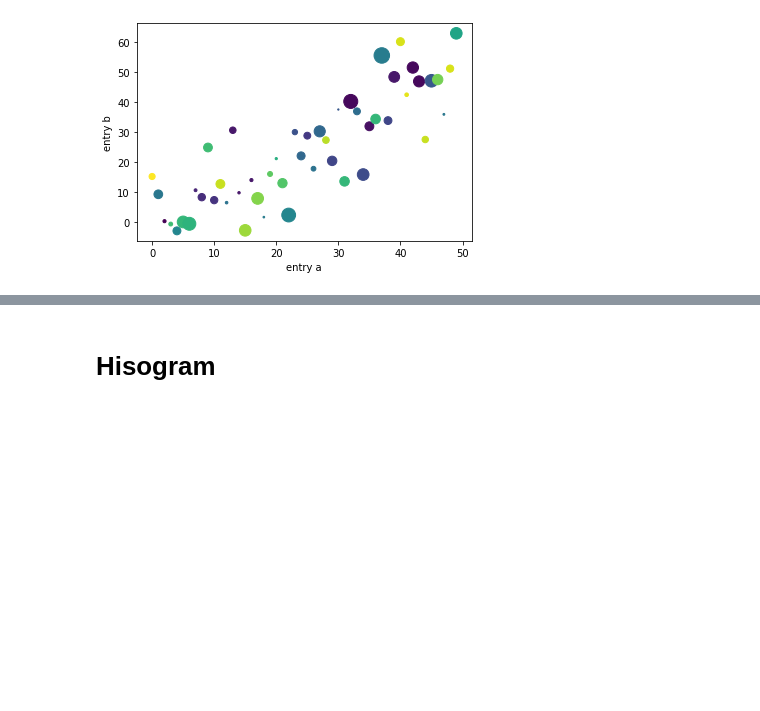
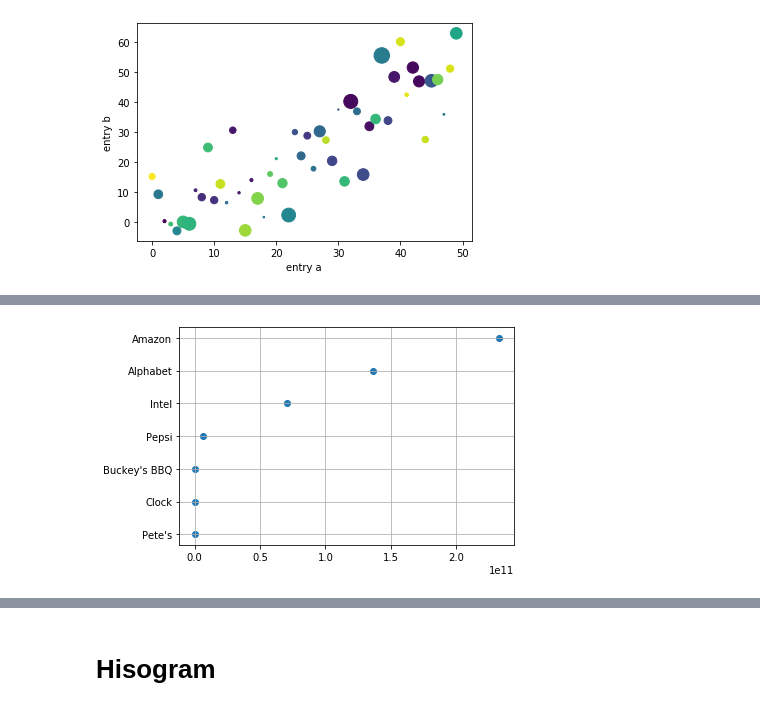
Before and after one commit to JesseZhuang/Python, a Jupyter notebook: data_processing/plotting.ipynb, the cells around one changed output, grey strips where cells are left out. Saved outputs shown, nothing was run; the diff lists cells and outputs as text; code cells hidden in the pictures; blank space fills up the shorter version.

```diff
--- a/data_processing/plotting.ipynb
+++ b/data_processing/plotting.ipynb
@@ -147,0 +176,3 @@ plt.show()
+# %%
+dg = pd.to_numeric(df['Revenue'])
+type(dg[0])
@@ -147,0 +181,4 @@ plt.show()
+# %%
+dc = pd.Series(dg.index.values.tolist()).to_frame('Company')
+print(type(dc))
+dc.head()
@@ -147,0 +193,4 @@ plt.show()
+# %%
+dat = df.assign(Company=dc.values)
+print(type(dat))
+dat.head()
@@ -147,0 +205,3 @@ plt.show()
+# %%
+data = dat.sort_values(by=['Revenue'])
+data.head()
@@ -147,0 +215,6 @@ plt.show()
+# %%
+plt.scatter(data['Revenue'],data['Company'])
+plt.grid()
+plt.show()
+# %% [output]
+[figure, added]
```
Also changed, not shown: parts of 9 cells of this notebook, 2 other files.
